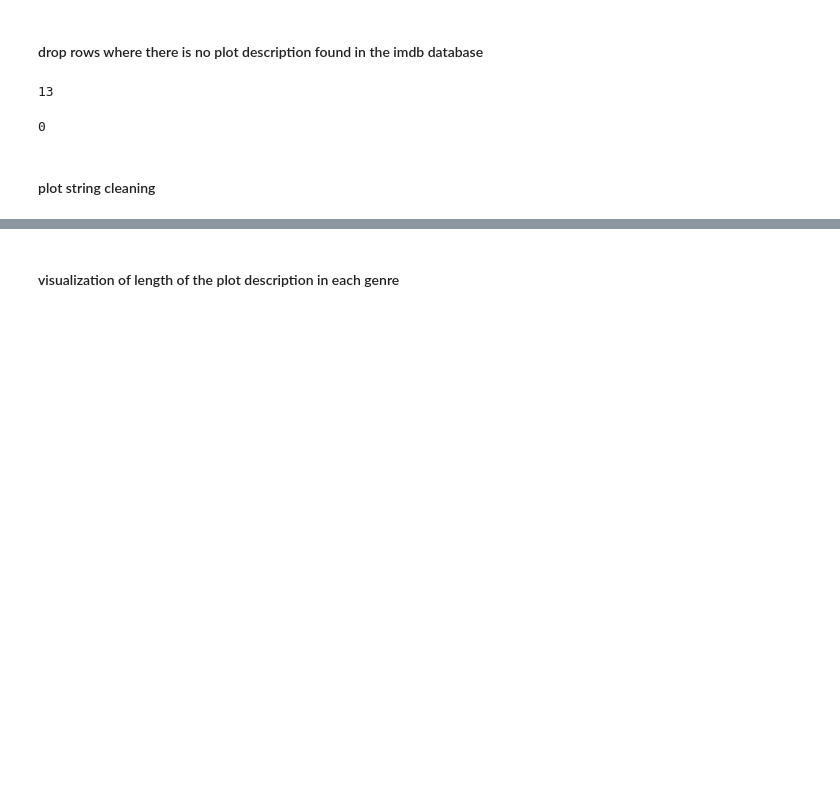
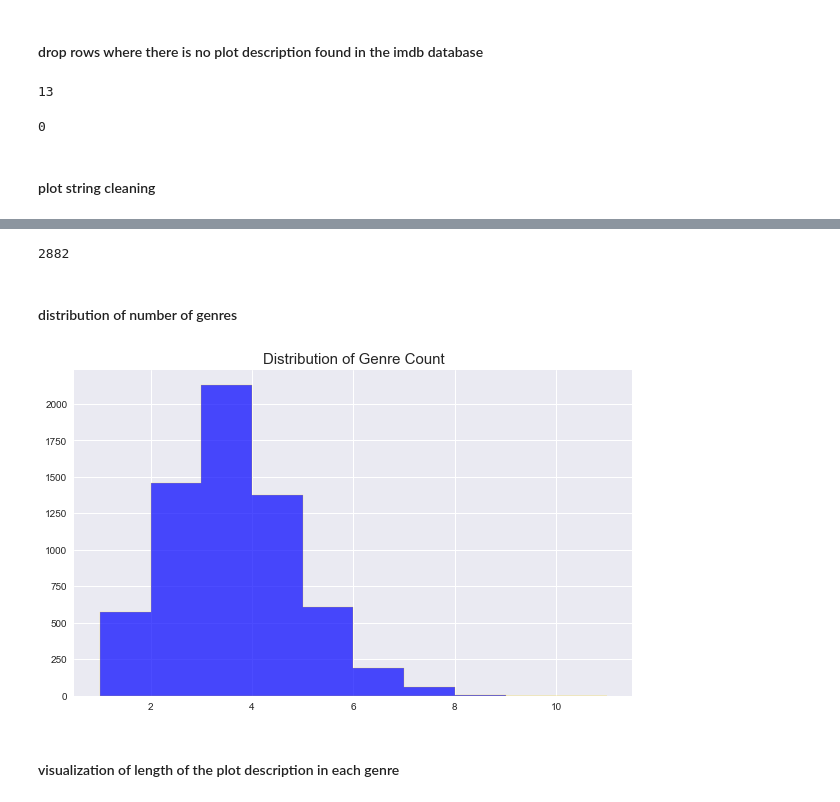
Before and after one commit to BoyuanSun930/cs209b-g6-movie, a Jupyter notebook: Exploratory Data Analysis.ipynb, the cells around one changed output, grey strips where cells are left out. Drawn from its saved outputs; the diff is of its cells as text; code cells hidden in the pictures; blank space fills up the shorter version.

```diff
--- a/Exploratory Data Analysis.ipynb
+++ b/Exploratory Data Analysis.ipynb
@@ -103,3 +105,7 @@ imdb_movie.head()
 | 2 | Creed | tt3076658 | 847.0 | 17840.0 | 82.0 | Adonis Johnson is the son of the ... | 7.6 | 193206.0 | 42 | ... |
 | 3 | Battle of the Sexes | tt4622512 | 2303.0 | 11228.0 | 73.0 | In the wake of the sexual revolut... | 6.8 | 27960.0 | 46 | ... |
 | 4 | Borg McEnroe | tt5727282 | NaN | 12891.0 | 57.0 | The story of the 1980s tennis riv... | 7.0 | 9800.0 | 13 | ... |
+# %%
+sum(imdb_movie['topRank'].isnull())
+# %% [output]
+2882
@@ -106,3 +114,11 @@ imdb_movie.head()
+# %% [markdown]
+#### distribution of number of genres
+# %%
+plt.figure(figsize=(10,6))
+plt.title('Distribution of Genre Count', fontsize = 15)
+plt.hist(imdb_movie['genreCount'], histtype='stepfilled', edgecolor='gold', color='b', alpha=0.7);
+# %% [output]
+[figure, added]
 # %% [markdown]
 #### visualization of length of the plot description in each genre
 # %%
```
Also changed, not shown: parts of 21 cells of this notebook.
